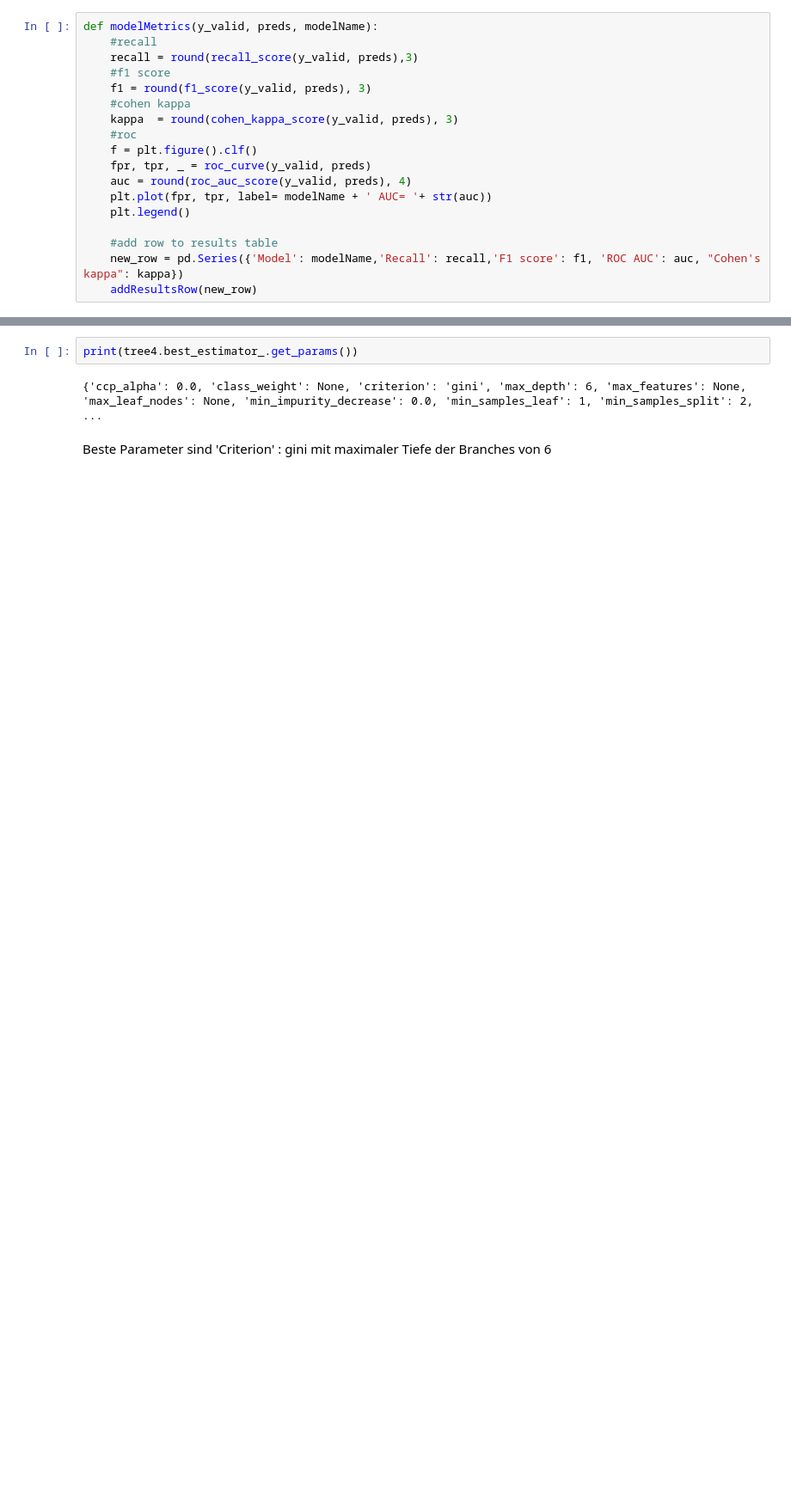
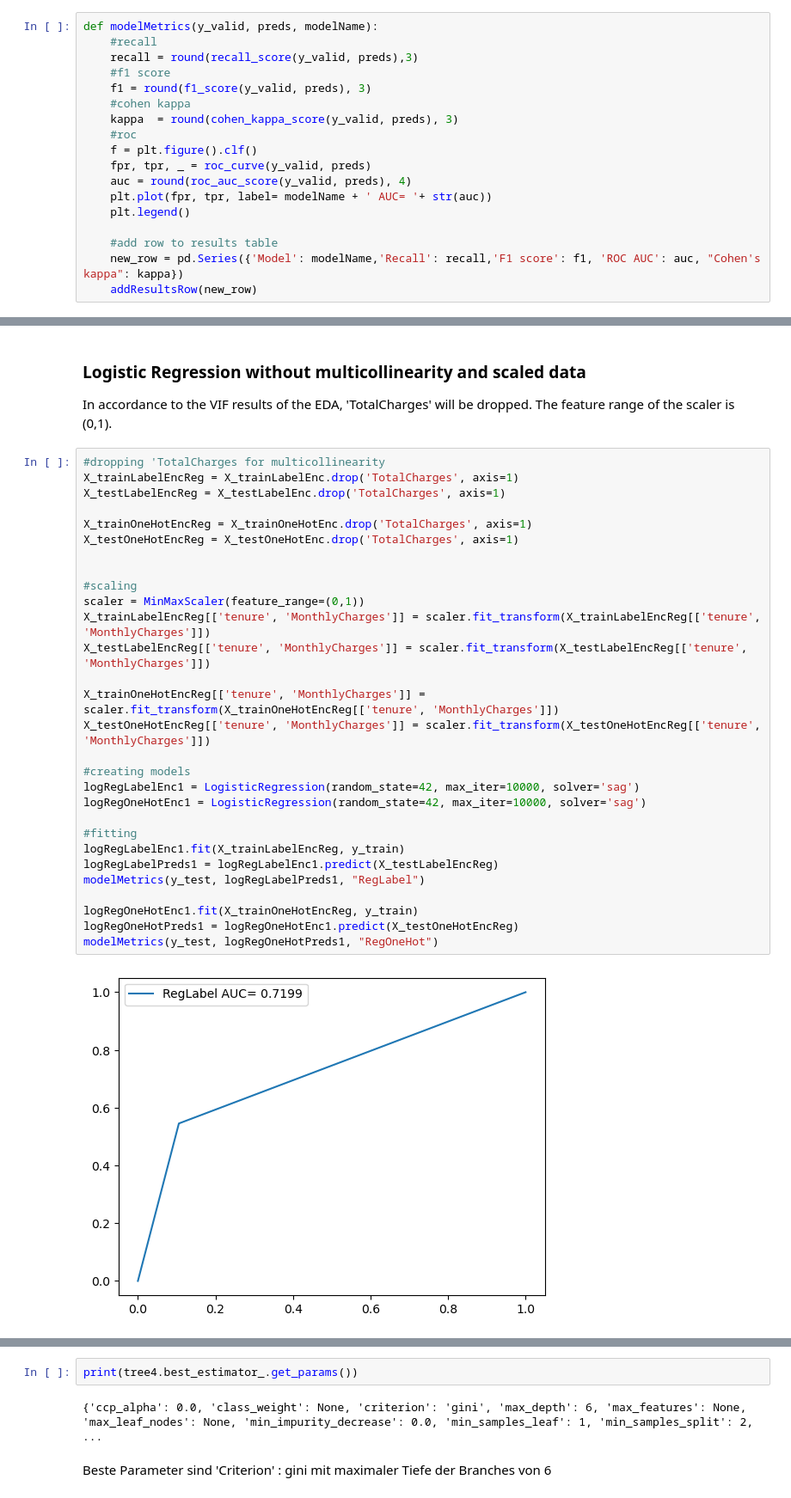
Before and after one commit to Gepolter/ChurnPrediction, a Jupyter notebook: ChurnPrediction.ipynb, the cells around one changed output, grey strips where cells are left out. Shown at 86% size. Drawn from its saved outputs; the diff is of its cells as text; blank space fills up the shorter version.

```diff
--- a/ChurnPrediction.ipynb
+++ b/ChurnPrediction.ipynb
@@ -1102,0 +624,34 @@ confusion matrix:
+# %% [markdown]
+### Logistic Regression without multicollinearity and scaled data
+In accordance to the VIF results of the EDA, 'TotalCharges' will be dropped. The feature range of the scaler is (0,1).
+# %%
+#dropping 'TotalCharges for multicollinearity
+X_trainLabelEncReg = X_trainLabelEnc.drop('TotalCharges', axis=1)
+X_testLabelEncReg = X_testLabelEnc.drop('TotalCharges', axis=1)
+
+X_trainOneHotEncReg = X_trainOneHotEnc.drop('TotalCharges', axis=1)
+X_testOneHotEncReg = X_testOneHotEnc.drop('TotalCharges', axis=1)
+
+
+#scaling
+scaler = MinMaxScaler(feature_range=(0,1))
+X_trainLabelEncReg[['tenure', 'MonthlyCharges']] = scaler.fit_transform(X_trainLabelEncReg[['tenure', 'MonthlyCharges']])
+X_testLabelEncReg[['tenure', 'MonthlyCharges']] = scaler.fit_transform(X_testLabelEncReg[['tenure', 'MonthlyCharges']])
+
+X_trainOneHotEncReg[['tenure', 'MonthlyCharges']] = scaler.fit_transform(X_trainOneHotEncReg[['tenure', 'MonthlyCharges']])
+X_testOneHotEncReg[['tenure', 'MonthlyCharges']] = scaler.fit_transform(X_testOneHotEncReg[['tenure', 'MonthlyCharges']])
+
+#creating models
+logRegLabelEnc1 = LogisticRegression(random_state=42, max_iter=10000, solver='sag')
+logRegOneHotEnc1 = LogisticRegression(random_state=42, max_iter=10000, solver='sag')
+
+#fitting
+logRegLabelEnc1.fit(X_trainLabelEncReg, y_train)
+logRegLabelPreds1 = logRegLabelEnc1.predict(X_testLabelEncReg)
+modelMetrics(y_test, logRegLabelPreds1, "RegLabel")
+
+logRegOneHotEnc1.fit(X_trainOneHotEncReg, y_train)
+logRegOneHotPreds1 = logRegOneHotEnc1.predict(X_testOneHotEncReg)
+modelMetrics(y_test, logRegOneHotPreds1, "RegOneHot")
+# %% [output]
+[figure, added]
```
Also changed, not shown: parts of 77 cells of this notebook.
